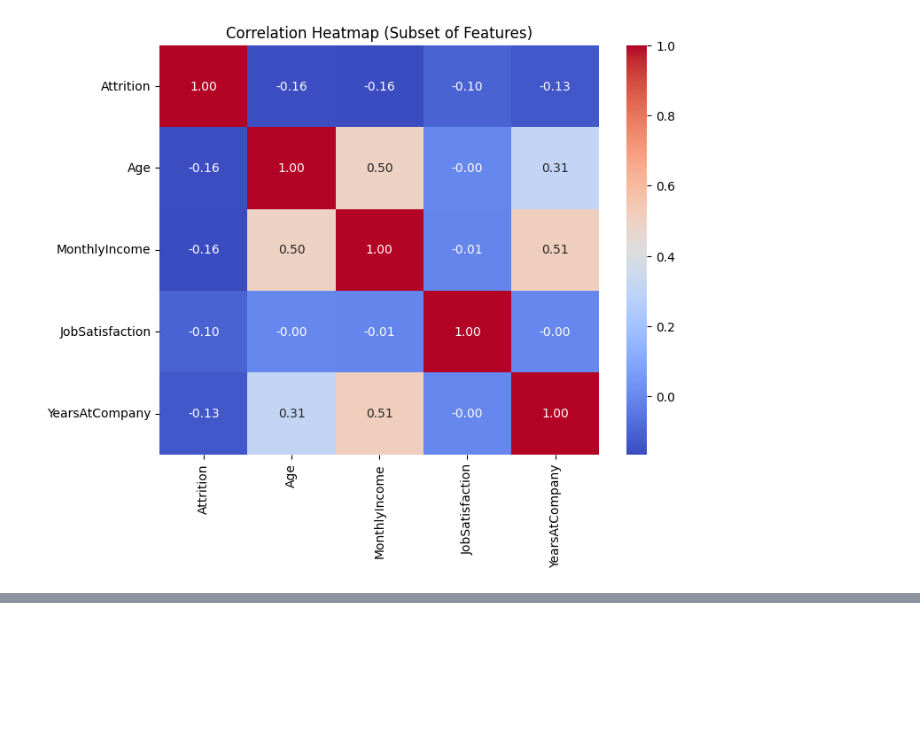
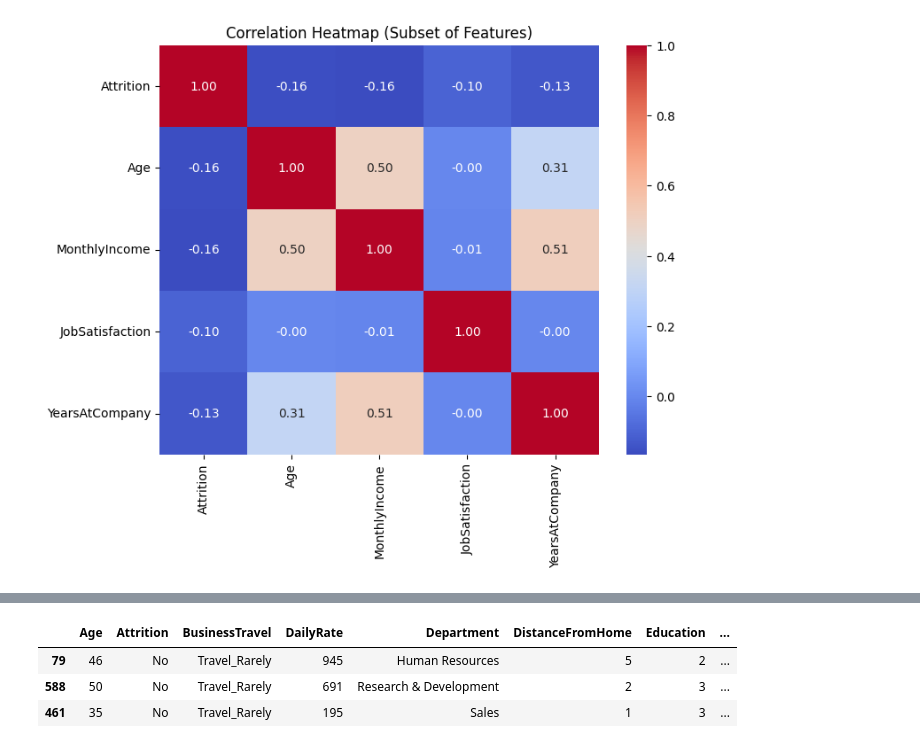
Before and after one commit to AbhinandLaji/Ai-Ml-lab, a Jupyter notebook: AI_Cycle_1.ipynb, the cells around one changed output, grey strips where cells are left out. Saved outputs shown, nothing was run; the diff lists cells and outputs as text; code cells hidden in the pictures; blank space fills up the shorter version.

```diff
--- a/AI_Cycle_1.ipynb
+++ b/AI_Cycle_1.ipynb
@@ -307,0 +254,79 @@ SUCCESS: Cleaned dataset saved as 'cleaned_employee_attrition.csv'!
+# %%
+import pandas as pd
+import numpy as np
+import matplotlib.pyplot as plt
+import seaborn as sns
+from sklearn.model_selection import train_test_split
+from sklearn.preprocessing import StandardScaler
+from imblearn.over_sampling import SMOTE
+
+# --- Q1. Load dataset and display basic info ---
+url = 'https://raw.githubusercontent.com/IBM/employee-attrition-aif360/master/data/emp_attrition.csv'
+df = pd.read_csv(url)
+
+print("--- Q1: Basic Information ---")
+df.info()
+
+# --- Q2. Identify rows, columns, data types, and missing values ---
+print(f"\nNumber of Rows: {df.shape[0]}")
+print(f"Number of Columns: {df.shape[1]}")
+print("\nMissing Values per Column (First 5):")
+print(df.isnull().sum().head())
+
+# --- Q3. Exploratory Data Inspection ---
+print("\n--- First 3 Records ---")
+display(df.head(3))
+
+print("\n--- Last 3 Records ---")
+display(df.tail(3))
+
+print("\n--- Random 3 Records ---")
+display(df.sample(3))
+
+# --- Data Preparation for ML Workflow ---
+# Map target 'Attrition' to binary numeric values (1 = Yes, 0 = No)
+if 'Attrition' in df.columns and df['Attrition'].dtype == 'object':
+    df['Attrition'] = df['Attrition'].map({'Yes': 1, 'No': 0})
+
+# Keep numeric columns for model features
+numeric_df = df.select_dtypes(include=['int64', 'float64', 'int32', 'float32'])
+
+# Drop uninformative or zero-variance columns
+cols_to_drop = ["EmployeeNumber", "EmployeeCount", "StandardHours"]
+existing_drops = [col for col in cols_to_drop if col in numeric_df.columns]
+numeric_df = numeric_df.drop(columns=existing_drops)
+
+# Define X (features) and y (target)
+X = numeric_df.drop(columns=['Attrition'])
+y = numeric_df['Attrition']
+
+# --- Q15. Split dataset into training (80%) and testing sets (20%) ---
+X_train, X_test, y_train, y_test = train_test_split(
+    X, y, test_size=0.2, random_state=42, stratify=y
+)
+
+# --- Q10. Optional Feature Scaling (Standardization) ---
+scaler = StandardScaler()
+X_train_scaled = pd.DataFrame(scaler.fit_transform(X_train), columns=X_train.columns)
+X_test_scaled = pd.DataFrame(scaler.transform(X_test), columns=X_test.columns)
+
+# --- Q16 & Q18. Splitting and SMOTE Balancing ---
+print("\n--- Q16 & Q18: Splitting and Balancing Data ---")
+print(f"Original Training Data Size (Before SMOTE): {X_train.shape[0]} rows")
+print(f"Target variable ('Attrition') distribution BEFORE SMOTE:\n{y_train.value_counts()}\n")
+
+# Apply SMOTE to balance the training set
+smote = SMOTE(random_state=42)
+X_train_balanced, y_train_balanced = smote.fit_resample(X_train_scaled, y_train)
+
+print(f"Balanced Training Data Size (After SMOTE): {X_train_balanced.shape[0]} rows")
+print(f"Target variable distribution AFTER SMOTE:\n{y_train_balanced.value_counts()}")
+print("-" * 40)
+
+# --- Q19. Save the cleaned and preprocessed dataset ---
+print("\n--- Q19: Exporting Dataset ---")
+cleaned_df = pd.concat([X, y], axis=1)
+cleaned_df.to_csv('cleaned_employee_attrition.csv', index=False)
+print("SUCCESS: Cleaned dataset saved as 'cleaned_employee_attrition.csv'!")
+display(cleaned_df.head(3))
+# %% [output]
@@ -307,0 +362,4 @@ SUCCESS: Cleaned dataset saved as 'cleaned_employee_attrition.csv'!
+|  | Age | Attrition | BusinessTravel | DailyRate | Department | DistanceFromHome | Education | ... |
+| 79 | 46 | No | Travel_Rarely | 945 | Human Resources | 5 | 2 | ... |
+| 588 | 50 | No | Travel_Rarely | 691 | Research & Development | 2 | 3 | ... |
+| 461 | 35 | No | Travel_Rarely | 195 | Sales | 1 | 3 | ... |
```
Also changed, not shown: parts of 3 cells of this notebook.
